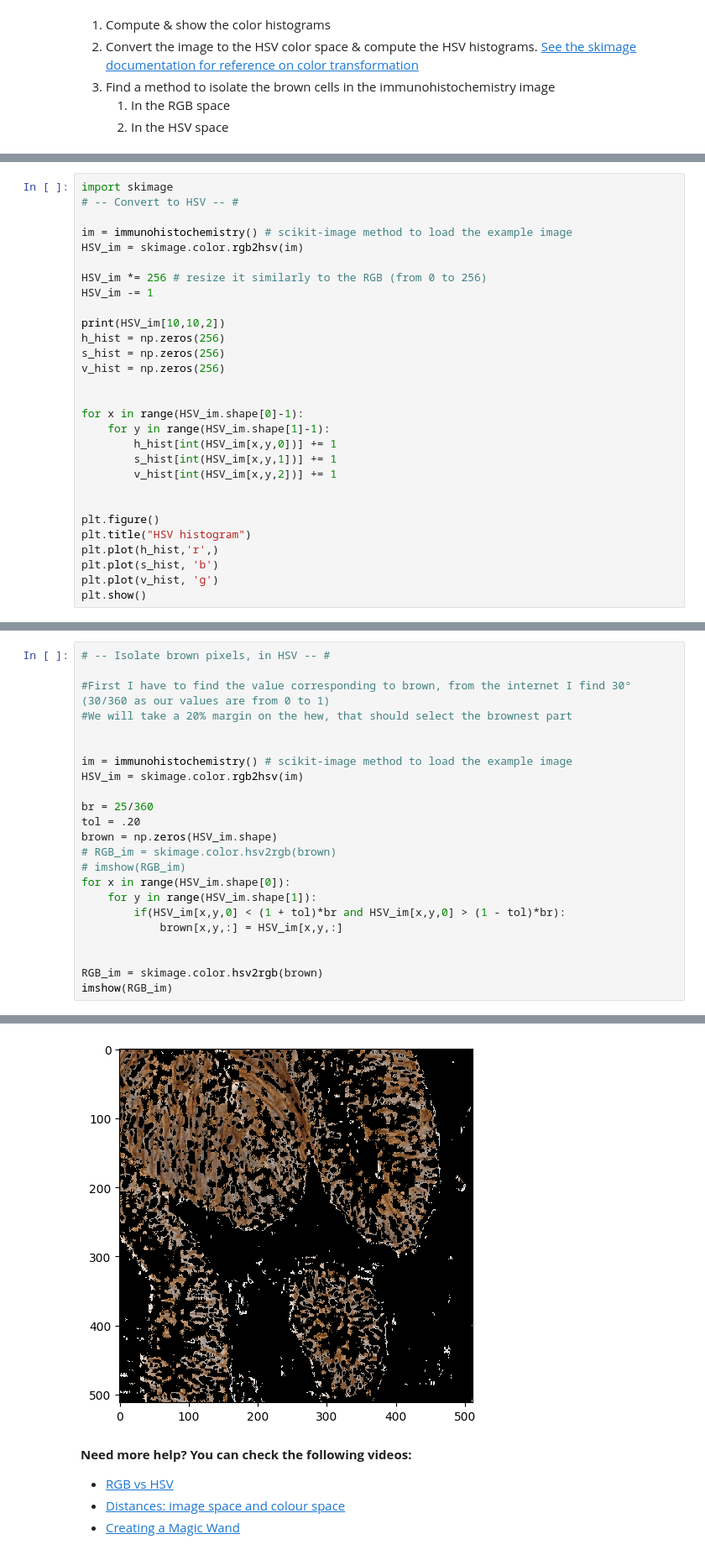
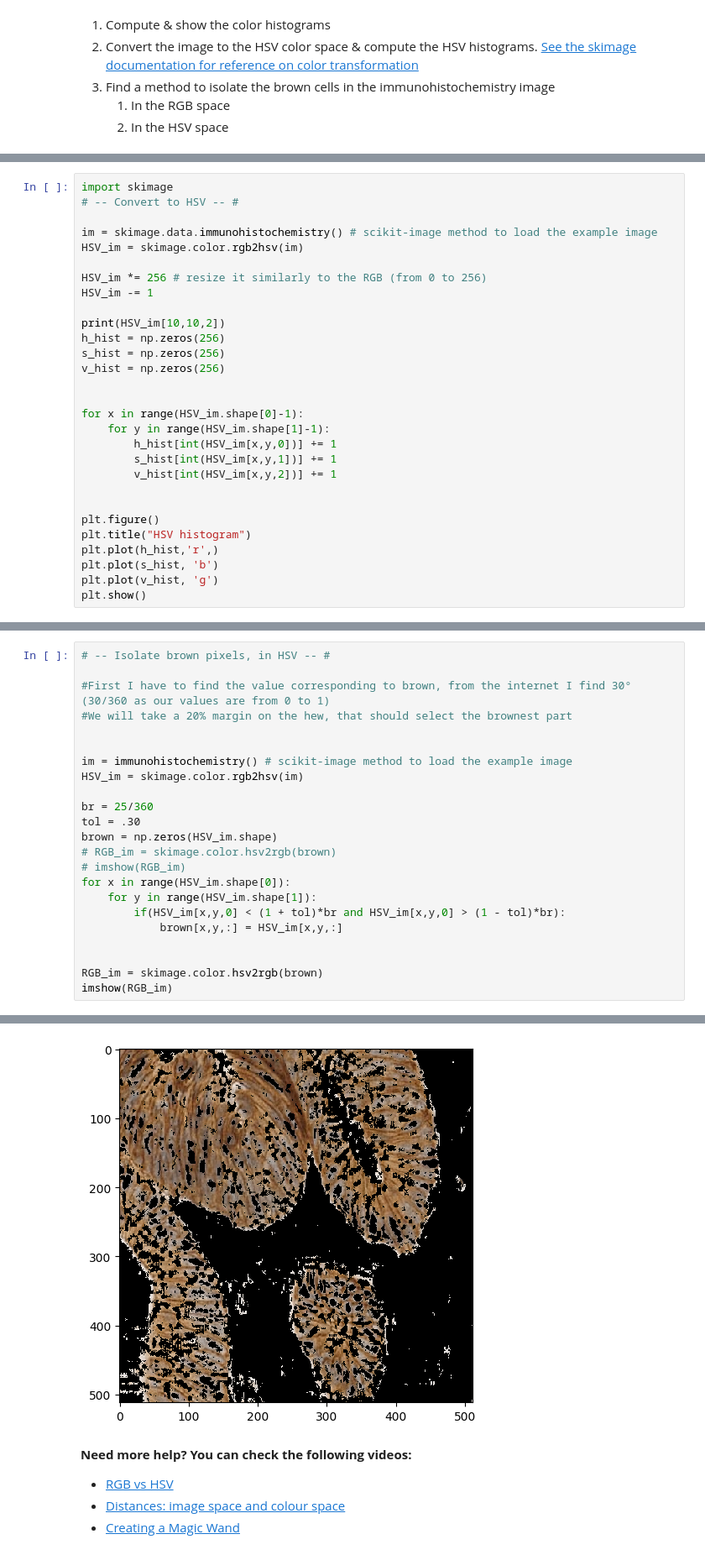
Before and after one commit to ThDeDeyn/info-h-500, a Jupyter notebook: docs/LABS/1_-_Image_Information.ipynb, the cells around one changed output, grey strips where cells are left out. Shown at 84% size. Drawn from its saved outputs; the diff is of its cells as text.

```diff
--- a/docs/LABS/1_-_Image_Information.ipynb
+++ b/docs/LABS/1_-_Image_Information.ipynb
@@ -447,7 +447,7 @@ plt.show()
 import skimage
 # -- Convert to HSV -- #
 
-im = immunohistochemistry() # scikit-image method to load the example image
+im = skimage.data.immunohistochemistry() # scikit-image method to load the example image
 HSV_im = skimage.color.rgb2hsv(im)
 
 HSV_im *= 256 # resize it similarly to the RGB (from 0 to 256)
@@ -478,29 +478,29 @@ plt.show()
 # %%
 # -- Isolate brown pixels, in HSV -- #
 
 #First I have to find the value corresponding to brown, from the internet I find 30° (30/360 as our values are from 0 to 1)
 #We will take a 20% margin on the hew, that should select the brownest part
 
 
 im = immunohistochemistry() # scikit-image method to load the example image
 HSV_im = skimage.color.rgb2hsv(im)
 
 br = 25/360
-tol = .20
+tol = .30
 brown = np.zeros(HSV_im.shape)
 # RGB_im = skimage.color.hsv2rgb(brown)
 # imshow(RGB_im)
 for x in range(HSV_im.shape[0]):
     for y in range(HSV_im.shape[1]):
         if(HSV_im[x,y,0] < (1 + tol)*br and HSV_im[x,y,0] > (1 - tol)*br):
             brown[x,y,:] = HSV_im[x,y,:]
 
 
 RGB_im = skimage.color.hsv2rgb(brown)
 imshow(RGB_im)
 # %% [output]
 <matplotlib.image.AxesImage at 0x...>
-[figure, old version]
+[figure, new version]
 # %% [markdown]
 **Need more help? You can check the following videos:**
 
```
Also changed, not shown: parts of 2 cells of this notebook, 1 other file.
